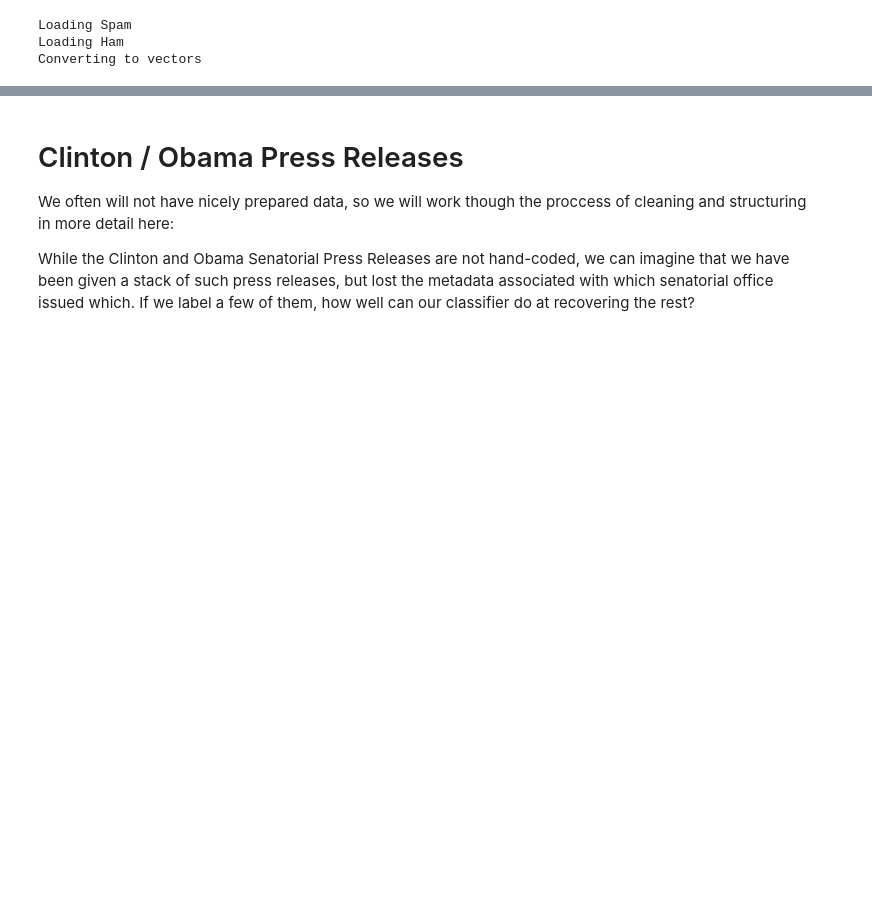
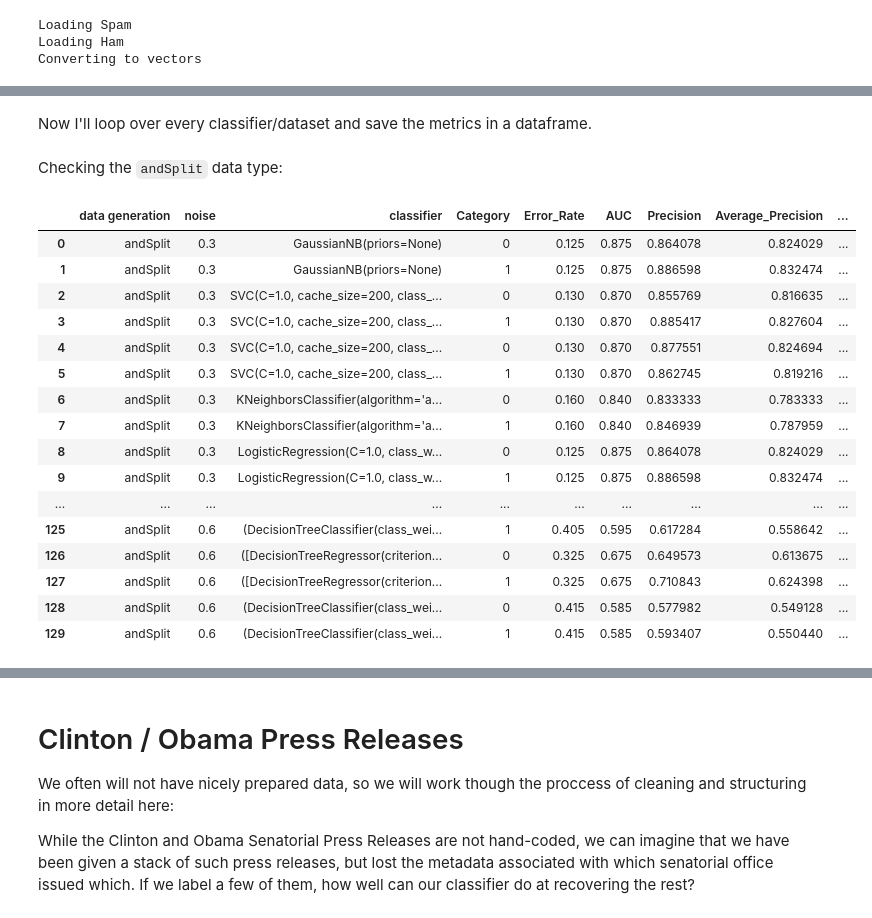
Before and after one commit to luisesanmartin/Content-Analysis-2020, a Jupyter notebook: week-3/3-Classification.ipynb, the cells around one changed output, grey strips where cells are left out. Saved outputs shown, nothing was run; the diff lists cells and outputs as text; code cells hidden in the pictures; blank space fills up the shorter version.

```diff
--- a/week-3/3-Classification.ipynb
+++ b/week-3/3-Classification.ipynb
@@ -274,0 +288,67 @@ lucem_illud_2020.plotregions(clf, dfTrain)
+# %% [markdown]
+Now I'll loop over every classifier/dataset and save the metrics in a dataframe.
+# %%
+data_generation = {0: 'andSplit',
+                   1: 'xorSplit',
+                   2: 'targetSplit',
+                   3: 'multiBlobs',
+                   4: 'andSplit',
+                   5: 'xorSplit',
+                   6: 'targetSplit',
+                   7: 'multiBlobs',
+                   8: 'xorSplit',
+                   9: 'targetSplit'}
+noises = {0: noise1,
+          1: noise1,
+          2: noise1,
+          3: noise1,
+          4: noise2,
+          5: noise2,
+          6: noise2,
+          7: noise2,
+          8: noise3,
+          9: noise3}
+# %%
+results = pandas.DataFrame(columns=['data generation', 'noise', 'classifier', 'Category',
+                                    'Error_Rate', 'AUC', 'Precision', 'Average_Precision',
+                                    'Recall'])
+
+i = 0
+for train, test in zip(total_train, total_test):
+
+    for clf in classifiers:
+
+        clf.fit(np.stack(train['vect'], axis=0), train['category'])
+        local_results = lucem_illud_2020.evaluateClassifier(clf, test).reset_index()
+
+        df = pandas.DataFrame()
+        df['data generation'] = [data_generation[i]] * len(local_results)
+        df['noise'] = [noises[i]] * len(local_results)
+        df['classifier'] = [clf] * len(local_results)
+
+        df = pandas.concat([df,local_results],axis=1)
+        results = pandas.concat([results, df], axis=0).reset_index(drop=True)
+
+    i += 1
+# %% [markdown]
+Checking the `andSplit` data type:
+# %%
+results[results['data generation'] == 'andSplit']
+# %% [output]
+|  | data generation | noise | classifier | Category | Error_Rate | AUC | Precision | Average_Precision | ... |
+| 0 | andSplit | 0.3 | GaussianNB(priors=None) | 0 | 0.125 | 0.875 | 0.864078 | 0.824029 | ... |
+| 1 | andSplit | 0.3 | GaussianNB(priors=None) | 1 | 0.125 | 0.875 | 0.886598 | 0.832474 | ... |
+| 2 | andSplit | 0.3 | SVC(C=1.0, cache_size=200, class_... | 0 | 0.130 | 0.870 | 0.855769 | 0.816635 | ... |
+| 3 | andSplit | 0.3 | SVC(C=1.0, cache_size=200, class_... | 1 | 0.130 | 0.870 | 0.885417 | 0.827604 | ... |
+| 4 | andSplit | 0.3 | SVC(C=1.0, cache_size=200, class_... | 0 | 0.130 | 0.870 | 0.877551 | 0.824694 | ... |
+| 5 | andSplit | 0.3 | SVC(C=1.0, cache_size=200, class_... | 1 | 0.130 | 0.870 | 0.862745 | 0.819216 | ... |
+| 6 | andSplit | 0.3 | KNeighborsClassifier(algorithm='a... | 0 | 0.160 | 0.840 | 0.833333 | 0.783333 | ... |
+| 7 | andSplit | 0.3 | KNeighborsClassifier(algorithm='a... | 1 | 0.160 | 0.840 | 0.846939 | 0.787959 | ... |
+| 8 | andSplit | 0.3 | LogisticRegression(C=1.0, class_w... | 0 | 0.125 | 0.875 | 0.864078 | 0.824029 | ... |
+| 9 | andSplit | 0.3 | LogisticRegression(C=1.0, class_w... | 1 | 0.125 | 0.875 | 0.886598 | 0.832474 | ... |
+| ... | ... | ... | ... | ... | ... | ... | ... | ... | ... |
+| 125 | andSplit | 0.6 | (DecisionTreeClassifier(class_wei... | 1 | 0.405 | 0.595 | 0.617284 | 0.558642 | ... |
+| 126 | andSplit | 0.6 | ([DecisionTreeRegressor(criterion... | 0 | 0.325 | 0.675 | 0.649573 | 0.613675 | ... |
+| 127 | andSplit | 0.6 | ([DecisionTreeRegressor(criterion... | 1 | 0.325 | 0.675 | 0.710843 | 0.624398 | ... |
+| 128 | andSplit | 0.6 | (DecisionTreeClassifier(class_wei... | 0 | 0.415 | 0.585 | 0.577982 | 0.549128 | ... |
+| 129 | andSplit | 0.6 | (DecisionTreeClassifier(class_wei... | 1 | 0.415 | 0.585 | 0.593407 | 0.550440 | ... |
```
Also changed, not shown: parts of 26 cells of this notebook.
